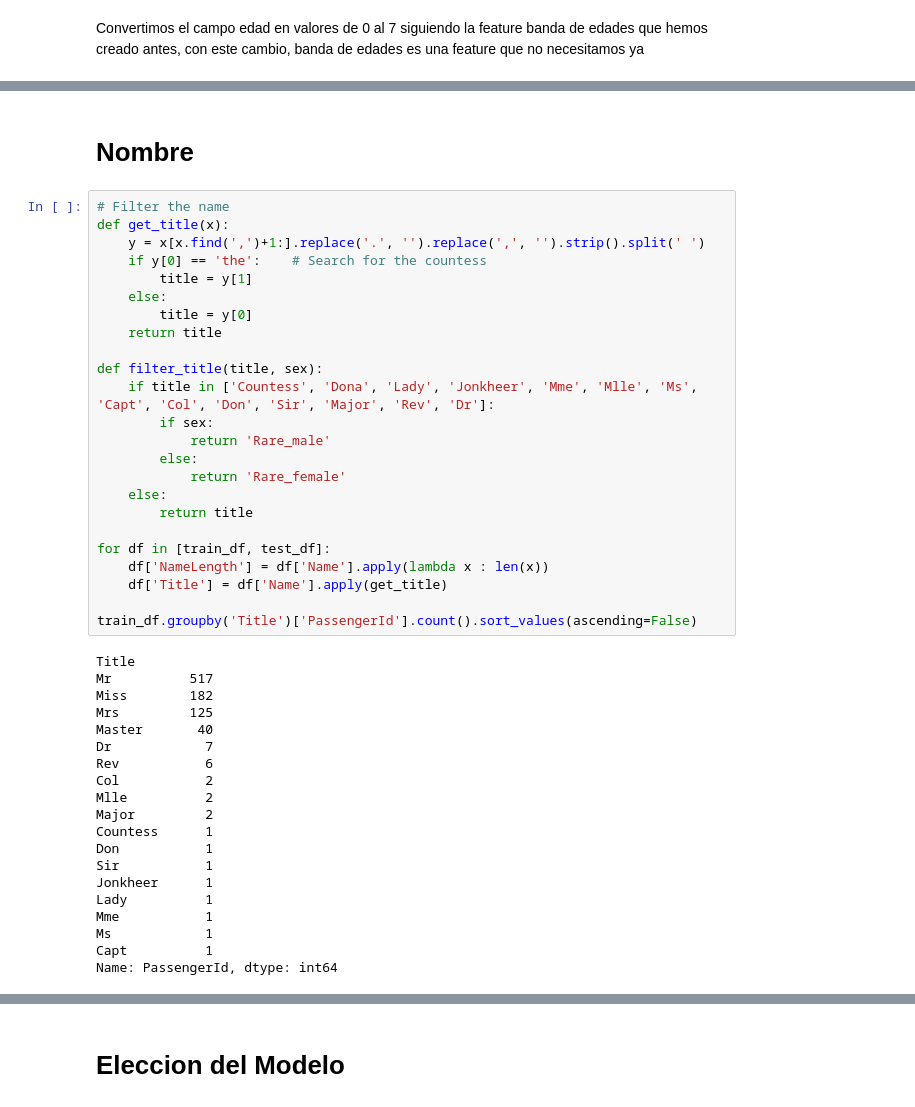
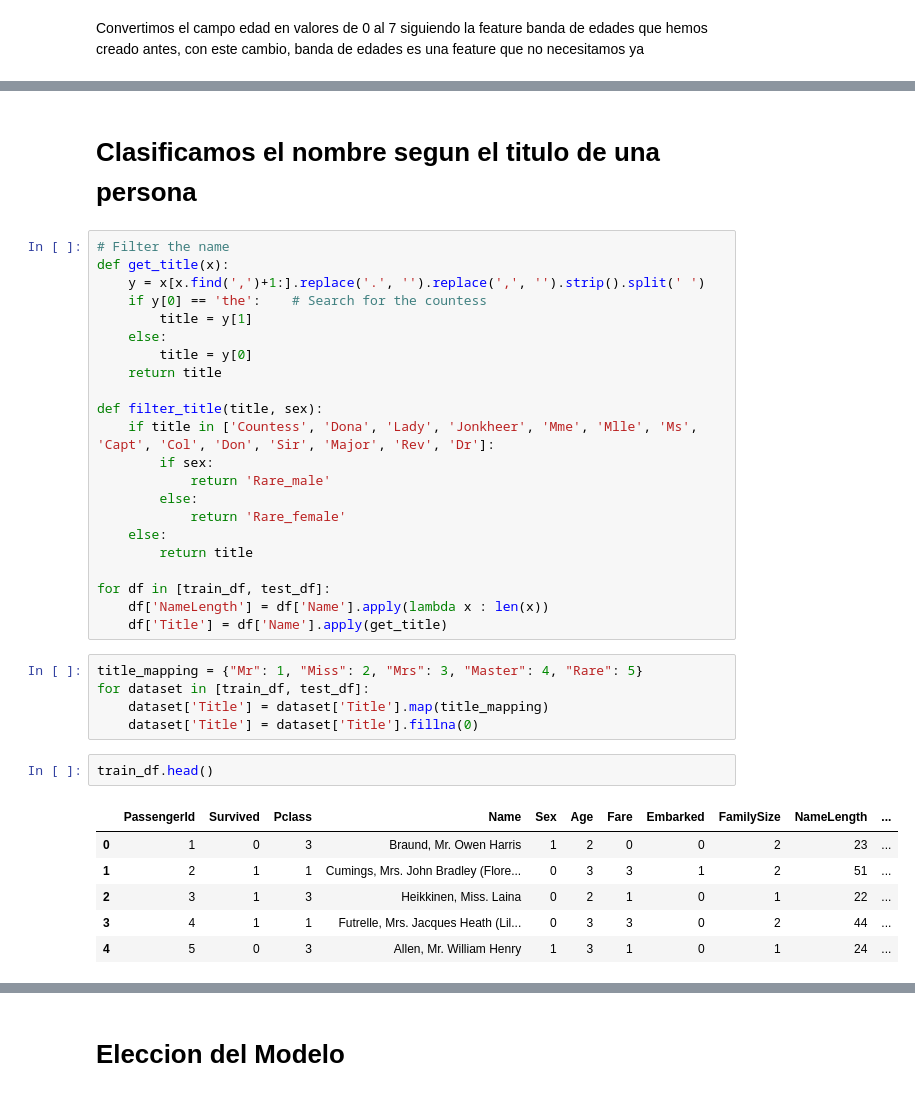
Before and after one commit to cristhro/Python_Machine_Learning, a Jupyter notebook: ejercicio 3/titanic.ipynb, the cells around one changed output, grey strips where cells are left out. Drawn from its saved outputs; the diff is of its cells as text.

```diff
--- a/ejercicio 3/titanic.ipynb
+++ b/ejercicio 3/titanic.ipynb
@@ -284,5 +269,5 @@ ValueError: labels ['AgeBand'] not contained in axis
-# %% [markdown]
-# Nombre
+# %% [markdown]
+# Clasificamos el nombre segun el titulo de una persona
 # %%
 # Filter the name
 def get_title(x):
@@ -305,28 +290,20 @@ def filter_title(title, sex):
 for df in [train_df, test_df]:
     df['NameLength'] = df['Name'].apply(lambda x : len(x))
     df['Title'] = df['Name'].apply(get_title)
-
-train_df.groupby('Title')['PassengerId'].count().sort_values(ascending=False)
-# %% [output]
-Title
-Mr          517
-Miss        182
-Mrs         125
-Master       40
-Dr            7
-Rev           6
-Col           2
-Mlle          2
-Major         2
-Countess      1
-Don           1
-Sir           1
-Jonkheer      1
-Lady          1
-Mme           1
-Ms            1
-Capt          1
-Name: PassengerId, dtype: int64
+# %%
+title_mapping = {"Mr": 1, "Miss": 2, "Mrs": 3, "Master": 4, "Rare": 5}
+for dataset in [train_df, test_df]:
+    dataset['Title'] = dataset['Title'].map(title_mapping)
+    dataset['Title'] = dataset['Title'].fillna(0)
+# %%
+train_df.head()
+# %% [output]
+|  | PassengerId | Survived | Pclass | Name | Sex | Age | Fare | Embarked | FamilySize | NameLength | ... |
+| 0 | 1 | 0 | 3 | Braund, Mr. Owen Harris | 1 | 2 | 0 | 0 | 2 | 23 | ... |
+| 1 | 2 | 1 | 1 | Cumings, Mrs. John Bradley (Flore... | 0 | 3 | 3 | 1 | 2 | 51 | ... |
+| 2 | 3 | 1 | 3 | Heikkinen, Miss. Laina | 0 | 2 | 1 | 0 | 1 | 22 | ... |
+| 3 | 4 | 1 | 1 | Futrelle, Mrs. Jacques Heath (Lil... | 0 | 3 | 3 | 0 | 2 | 44 | ... |
+| 4 | 5 | 0 | 3 | Allen, Mr. William Henry | 1 | 3 | 1 | 0 | 1 | 24 | ... |
 # %%
 #Quitamos los titulos especiales y los agrupamos en categorias mas concretas
 for df in [train_df, test_df]:
```
Also changed, not shown: parts of 32 cells of this notebook, 3 other files.
